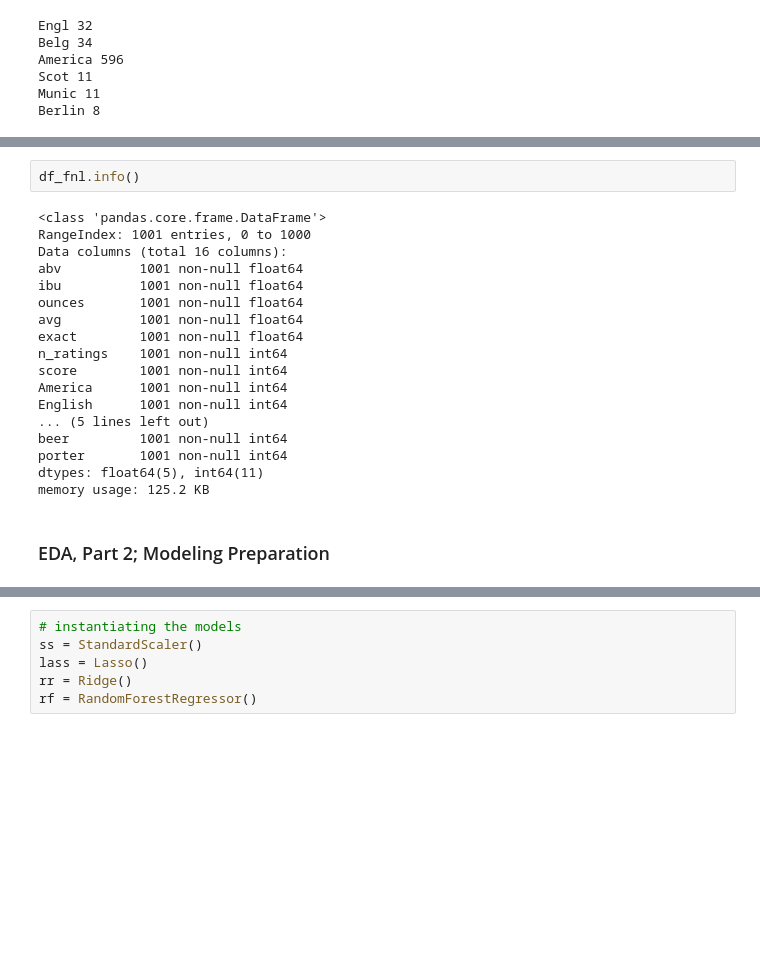
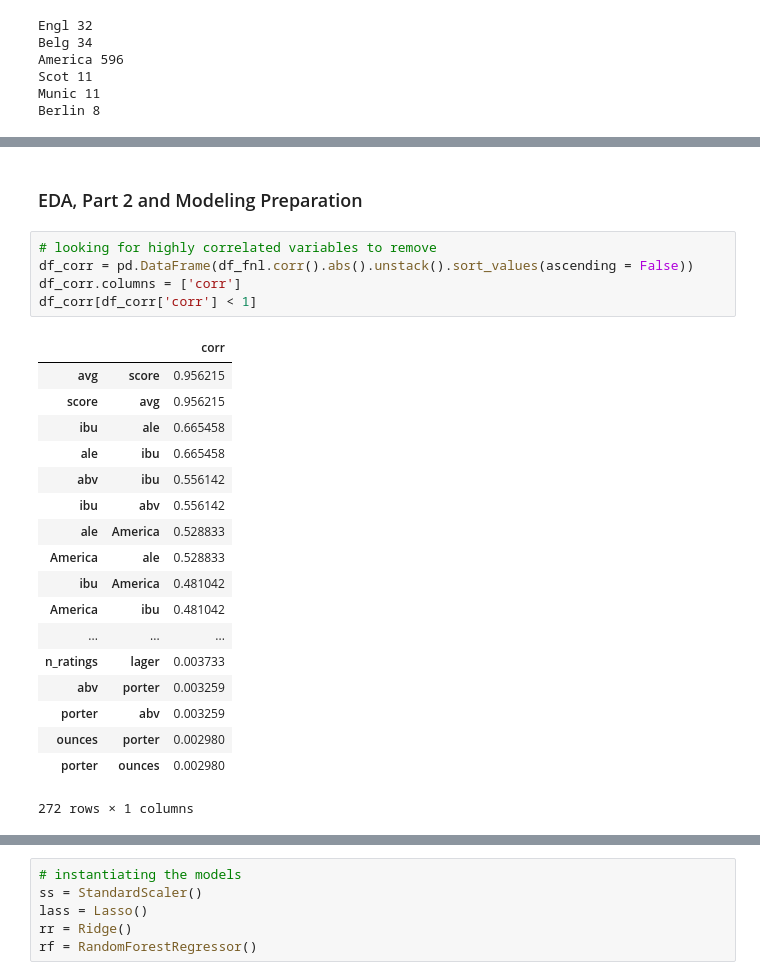
Before and after one commit to timsturges/GA_DS, a Jupyter notebook: homework/Unit4/Final Project.ipynb, the cells around one changed output, grey strips where cells are left out. Cells and saved outputs as stored; diff of their text form; blank space fills up the shorter version.

```diff
--- a/homework/Unit4/Final Project.ipynb
+++ b/homework/Unit4/Final Project.ipynb
@@ -452,23 +488,27 @@ df_fnl.drop('style',axis = 1, inplace = True)
-# %%
-df_fnl.info()
-# %% [output]
-<class 'pandas.core.frame.DataFrame'>
-RangeIndex: 1001 entries, 0 to 1000
-Data columns (total 16 columns):
-abv          1001 non-null float64
-ibu          1001 non-null float64
-ounces       1001 non-null float64
-avg          1001 non-null float64
-exact        1001 non-null float64
-n_ratings    1001 non-null int64
-score        1001 non-null int64
-America      1001 non-null int64
-English      1001 non-null int64
-... (5 lines left out)
-beer         1001 non-null int64
-porter       1001 non-null int64
-dtypes: float64(5), int64(11)
-memory usage: 125.2 KB
 # %% [markdown]
-### EDA, Part 2; Modeling Preparation
+### EDA, Part 2 and Modeling Preparation
+# %%
+# looking for highly correlated variables to remove
+df_corr = pd.DataFrame(df_fnl.corr().abs().unstack().sort_values(ascending = False))
+df_corr.columns = ['corr']
+df_corr[df_corr['corr'] < 1]
+# %% [output]
+|  |  | corr |
+| avg | score | 0.956215 |
+| score | avg | 0.956215 |
+| ibu | ale | 0.665458 |
+| ale | ibu | 0.665458 |
+| abv | ibu | 0.556142 |
+| ibu | abv | 0.556142 |
+| ale | America | 0.528833 |
+| America | ale | 0.528833 |
+| ibu | America | 0.481042 |
+| America | ibu | 0.481042 |
+| ... | ... | ... |
+| n_ratings | lager | 0.003733 |
+| abv | porter | 0.003259 |
+| porter | abv | 0.003259 |
+| ounces | porter | 0.002980 |
+| porter | ounces | 0.002980 |
+272 rows × 1 columns
 # %%
```
Also changed, not shown: parts of 83 cells of this notebook.
